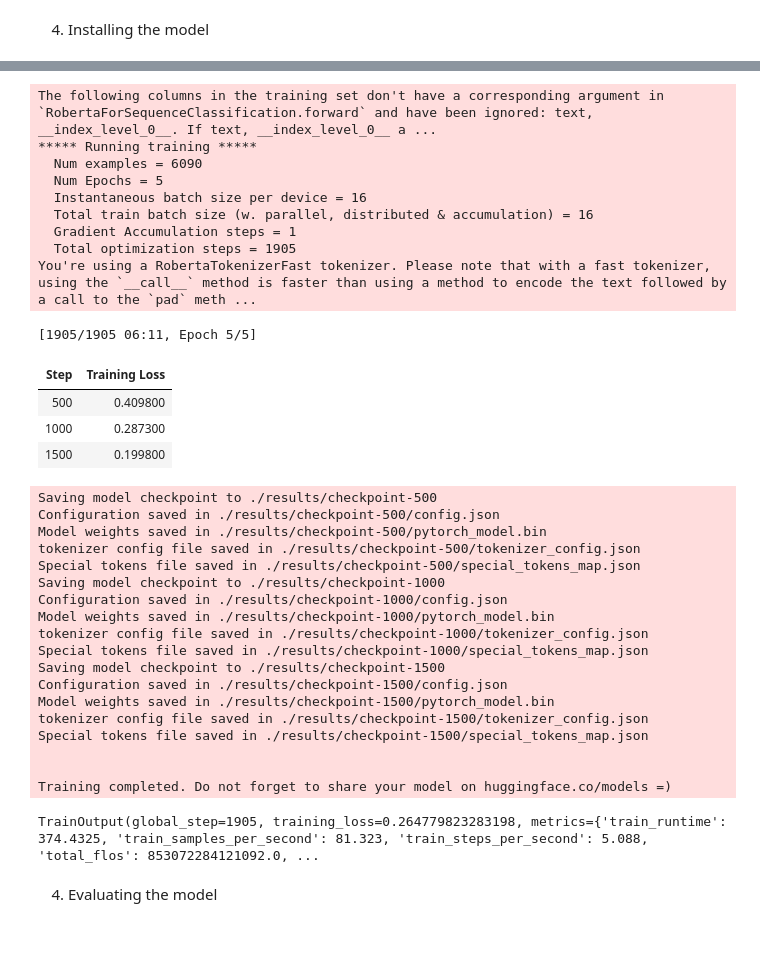
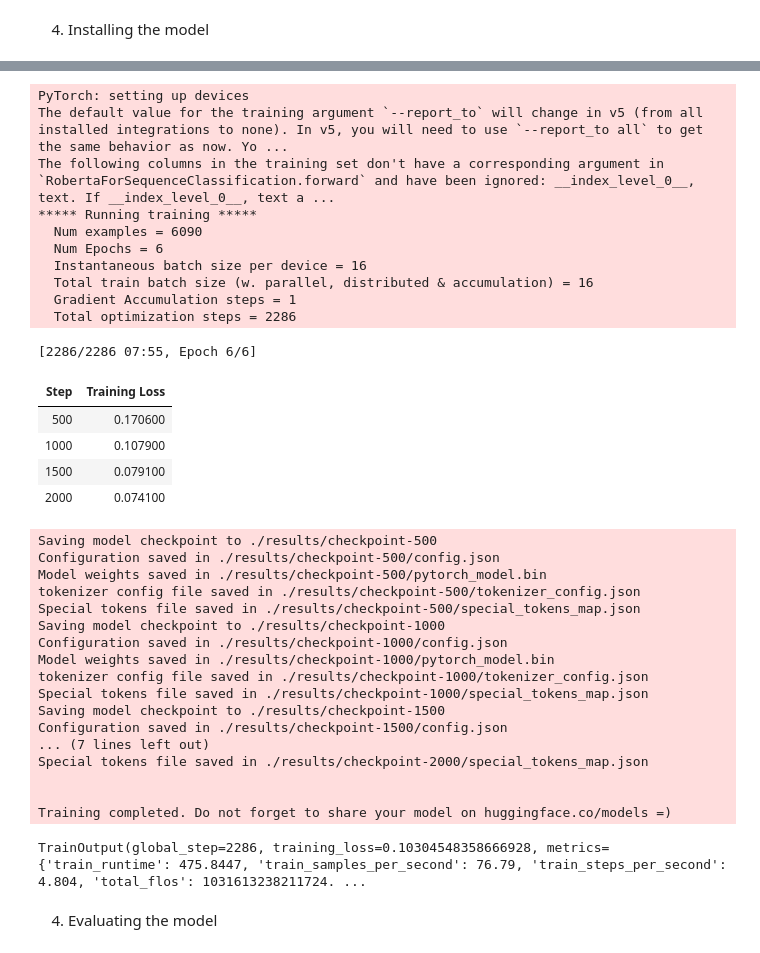
Before and after one commit to HAL22/Kaggle-Competitions, a Jupyter notebook: Disaster_Tweets.ipynb, the cells around one changed output, grey strips where cells are left out. Cells and saved outputs as stored; diff of their text form; code cells hidden in the pictures.

```diff
--- a/Disaster_Tweets.ipynb
+++ b/Disaster_Tweets.ipynb
@@ -52,5 +64,5 @@ for index, row in df_train.iterrows():
   if value == 1:
     labels.append(0)
   else:
-    labels.append(1)
+    labels.append(2)
 # %%
@@ -126,38 +191,40 @@ model = AutoModelForSequenceClassification.from_pretrained("cardiffnlp/twitter-r
 # %%
 training_args = TrainingArguments(
     output_dir="./results",
     learning_rate=2e-5,
     per_device_train_batch_size=16,
     per_device_eval_batch_size=16,
-    num_train_epochs=5,
+    num_train_epochs=6,
     weight_decay=0.01,
 )
 
 trainer = Trainer(
     model=model,
     args=training_args,
     train_dataset=tokenized_dataset["train"],
     eval_dataset=tokenized_dataset["test"],
     tokenizer=tokenizer,
     data_collator=data_collator,
 )
 
 trainer.train()
 # %% [output]
-The following columns in the training set don't have a corresponding argument in `RobertaForSequenceClassification.forward` and have been ignored: text, __index_level_0__. If text, __index_level_0__ a ...
+PyTorch: setting up devices
+The default value for the training argument `--report_to` will change in v5 (from all installed integrations to none). In v5, you will need to use `--report_to all` to get the same behavior as now. Yo ...
+The following columns in the training set don't have a corresponding argument in `RobertaForSequenceClassification.forward` and have been ignored: __index_level_0__, text. If __index_level_0__, text a ...
 ***** Running training *****
   Num examples = 6090
-  Num Epochs = 5
+  Num Epochs = 6
   Instantaneous batch size per device = 16
   Total train batch size (w. parallel, distributed & accumulation) = 16
   Gradient Accumulation steps = 1
-  Total optimization steps = 1905
-You're using a RobertaTokenizerFast tokenizer. Please note that with a fast tokenizer, using the `__call__` method is faster than using a method to encode the text followed by a call to the `pad` meth ...
+  Total optimization steps = 2286
-[1905/1905 06:11, Epoch 5/5]
+[2286/2286 07:55, Epoch 6/6]
 | Step | Training Loss |
-| 500 | 0.409800 |
-| 1000 | 0.287300 |
-| 1500 | 0.199800 |
+| 500 | 0.170600 |
+| 1000 | 0.107900 |
+| 1500 | 0.079100 |
+| 2000 | 0.074100 |
 Saving model checkpoint to ./results/checkpoint-500
 Configuration saved in ./results/checkpoint-500/config.json
 Model weights saved in ./results/checkpoint-500/pytorch_model.bin
@@ -170,12 +237,11 @@ tokenizer config file saved in ./results/checkpoint-1000/tokenizer_config.json
 Special tokens file saved in ./results/checkpoint-1000/special_tokens_map.json
 Saving model checkpoint to ./results/checkpoint-1500
 Configuration saved in ./results/checkpoint-1500/config.json
-Model weights saved in ./results/checkpoint-1500/pytorch_model.bin
-tokenizer config file saved in ./results/checkpoint-1500/tokenizer_config.json
-Special tokens file saved in ./results/checkpoint-1500/special_tokens_map.json
+... (7 lines left out)
+Special tokens file saved in ./results/checkpoint-2000/special_tokens_map.json
 
 
 Training completed. Do not forget to share your model on huggingface.co/models =)
-TrainOutput(global_step=1905, training_loss=0.264779823283198, metrics={'train_runtime': 374.4325, 'train_samples_per_second': 81.323, 'train_steps_per_second': 5.088, 'total_flos': 853072284121092.0, ...
+TrainOutput(global_step=2286, training_loss=0.10304548358666928, metrics={'train_runtime': 475.8447, 'train_samples_per_second': 76.79, 'train_steps_per_second': 4.804, 'total_flos': 1031613238211724. ...
 # %% [markdown]
 4. Evaluating the model
```
Also changed, not shown: parts of 18 cells of this notebook.
